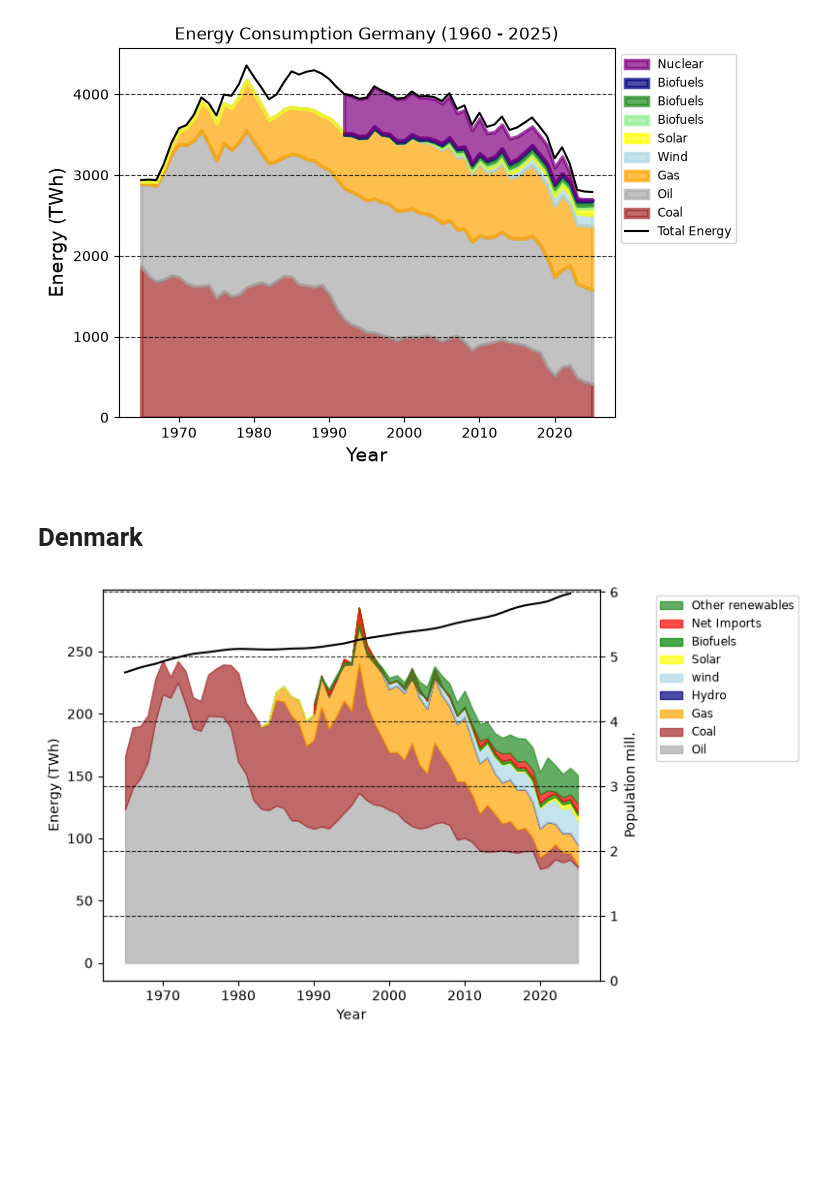
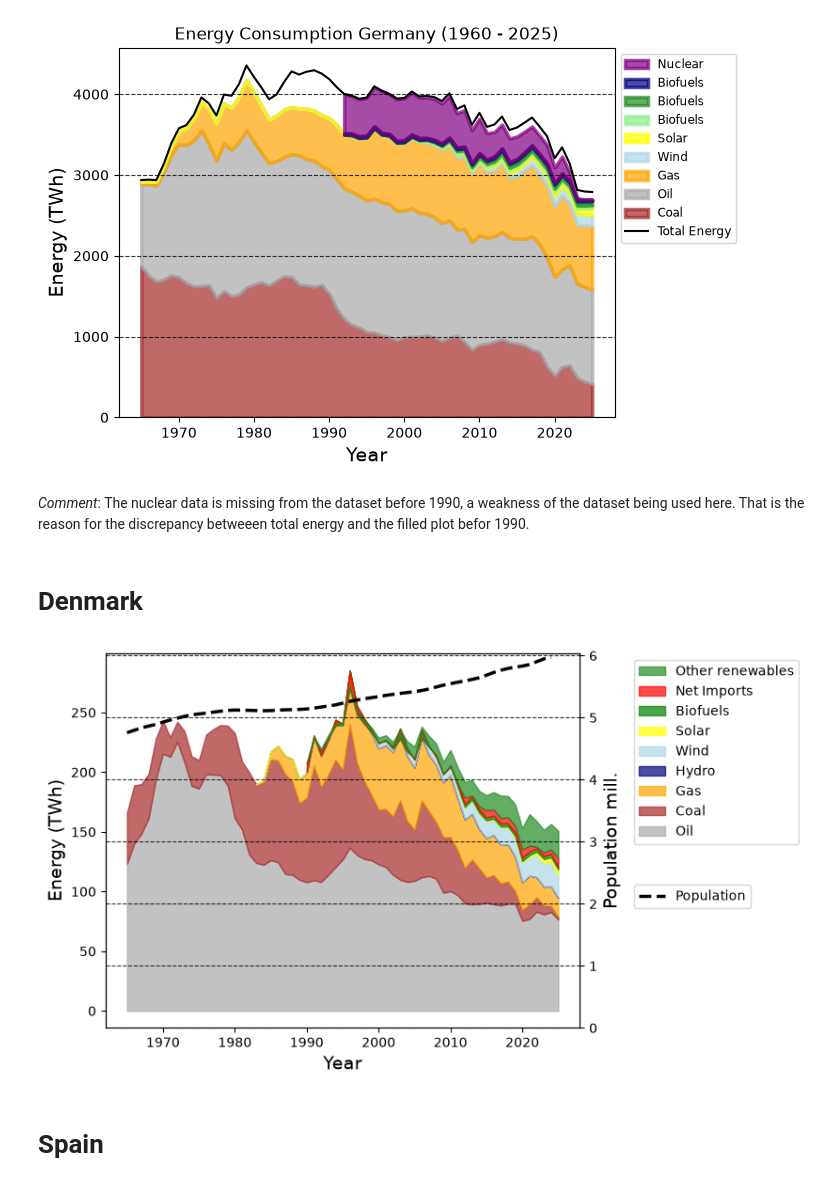
Before and after one commit to Oyvind-Aas/Electricity_and_Energy, a Jupyter notebook: owid_energy.ipynb, the cells around one changed output. Cells and saved outputs as stored; diff of their text form; code cells hidden in the pictures; blank space fills up the shorter version.

Commit message:
Added Spain and Portugal, improved some prev. plots

```diff
--- a/owid_energy.ipynb
+++ b/owid_energy.ipynb
@@ -260,6 +260,8 @@ plt.legend(fontsize='small', loc='upper left', bbox_to_anchor=(1, 1), reverse=Tr
 plt.grid(axis='y', linestyle='--', alpha=0.8, color ='black')
 # %% [output]
 [figure]
+# %% [markdown]
+*Comment*: The nuclear data is missing from the dataset before 1990, a weakness of the dataset being used here. That is the reason for the discrepancy betweeen total energy and the filled plot befor 1990.
 # %% [markdown]
 # Denmark
 # %%
@@ -289,29 +291,32 @@ population = denmark['population']
 # %%
 fig, ax1 = plt.subplots()
 
-ax1.set_xlabel('Year')
-ax1.set_ylabel('Energy (TWh)', color='black')
+ax1.set_xlabel('Year', fontsize = 14)
+ax1.set_ylabel('Energy (TWh)', color='black', fontsize = 14)
 
 ax1.fill_between(denmark_years, oil, 0, color = 'darkgrey', label = 'Oil', alpha = 0.7)
 ax1.fill_between(denmark_years, coal + oil, oil, color = 'brown', label = 'Coal', alpha = 0.7)
 ax1.fill_between(denmark_years, gas + coal + oil, oil + coal, color = 'orange', label = 'Gas', alpha = 0.7)
 ax1.fill_between(denmark_years, hydro + gas + coal + oil, gas + oil + coal, color = 'navy', label = 'Hydro', alpha = 0.7)
-ax1.fill_between(denmark_years, wind + hydro + gas + coal + oil, hydro + gas + oil + coal, color = 'lightblue', label = 'wind', alpha = 0.7)
+ax1.fill_between(denmark_years, wind + hydro + gas + coal + oil, hydro + gas + oil + coal, color = 'lightblue', label = 'Wind', alpha = 0.7)
 ax1.fill_between(denmark_years, solar + wind + hydro + gas + coal + oil, wind + hydro + gas + oil + coal, color = 'yellow', label = 'Solar', alpha = 0.7)
 ax1.fill_between(denmark_years, biofuels + solar + wind + hydro + gas + coal + oil, solar + wind + hydro + gas + oil + coal, color = 'green', label = 'Biofuels', alpha = 0.7)
 ax1.fill_between(denmark_years, net_imports + biofuels + solar + wind + hydro + gas + coal + oil, biofuels + solar + wind + hydro + gas + oil + coal, color = 'red', label = 'Net Imports', alpha = 0.7)
 ax1.fill_between(denmark_years, denmark.other_renewables_including_bioenergy_energy_twh + net_imports + biofuels + solar + wind + hydro + gas + coal + oil, net_imports + biofuels + solar + wind + hydro + gas + oil + coal, color = 'forestgreen', label = 'Other renewables', alpha = 0.7)
 
 ax2 = ax1.twinx()  # instantiate a second Axix, population, sharing the same x-axis
 
-ax2.set_ylabel('Population mill.', color='black')
-ax2.plot(denmark_years[65:-1] , population[65:-1] / 1e6, color='black')
+ax2.set_ylabel('Population mill.', color='black', fontsize = 14)
+ax2.plot(denmark_years[65:-1] , population[65:-1] / 1e6, '--', color='black', linewidth = 2.5, label = 'Population')
 ax2.set_ylim(bottom=0)
 
 fig.tight_layout()
-ax1.legend(fontsize='small', loc='upper left', bbox_to_anchor=(1.1, 1), reverse=True)
+ax1.legend(fontsize='medium', loc='upper left', bbox_to_anchor=(1.1, 1), reverse=True)
+ax2.legend(fontsize='medium', loc='upper left', bbox_to_anchor=(1.1, 0.4), reverse=True)
 
 plt.grid(axis='y', linestyle='--', alpha=0.8, color ='black')
 plt.show()
 # %% [output]
-[figure, old version]
+[figure, new version]
+# %% [markdown]
+# Spain
```
Also changed, not shown: parts of 5 cells of this notebook.
